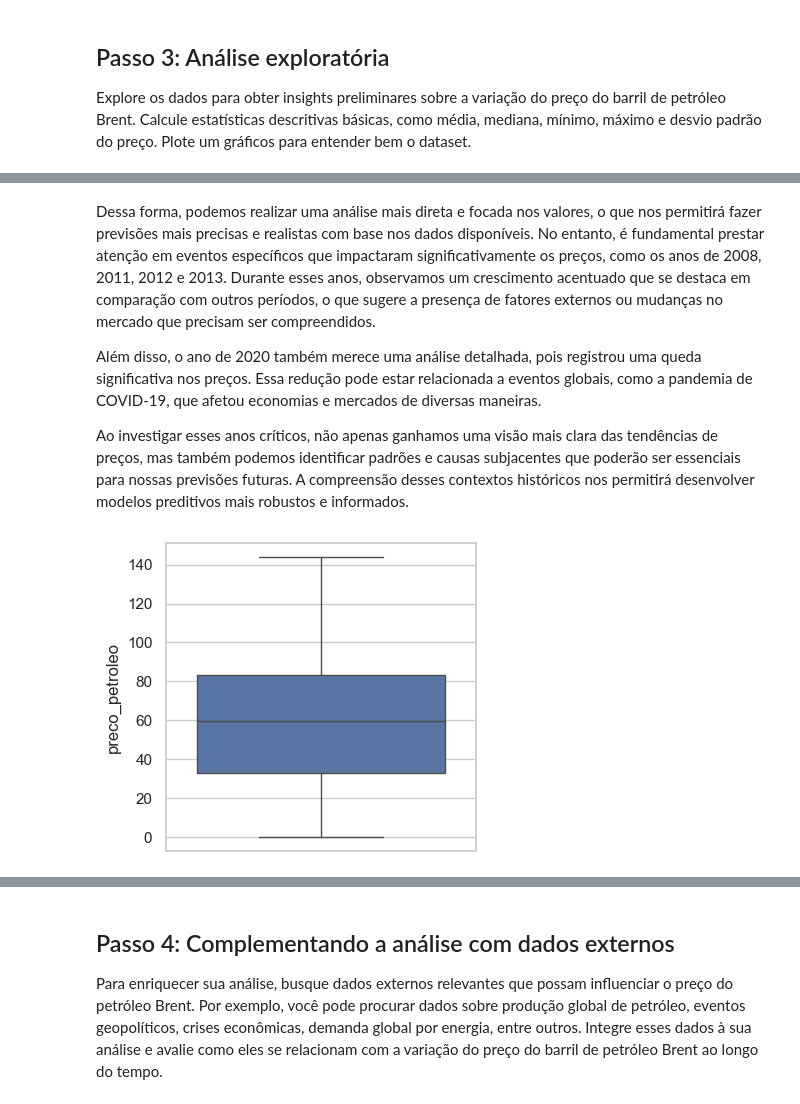
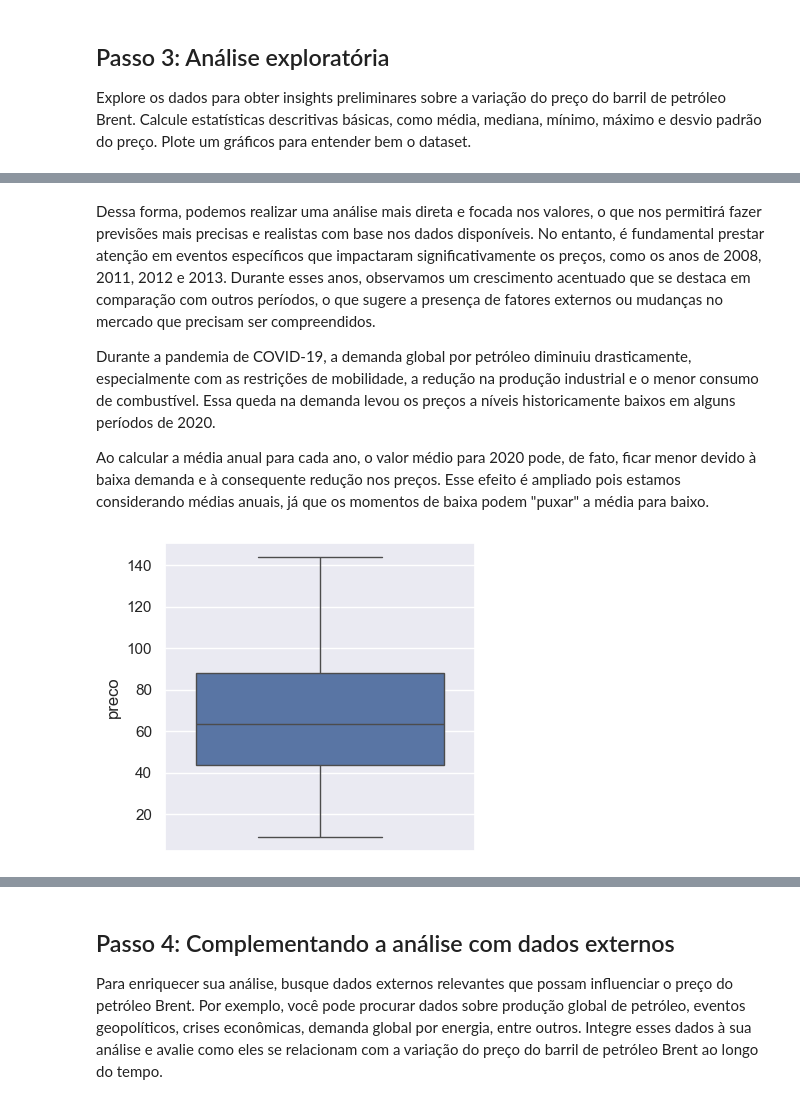
Before and after one commit to Tamireees/Tech_Challenge_fase04, a Jupyter notebook: Desafio - Análise de Negócios.ipynb, the cells around one changed output, grey strips where cells are left out. Saved outputs shown, nothing was run; the diff lists cells and outputs as text; code cells hidden in the pictures.

```diff
--- a/Desafio - Análise de Negócios.ipynb
+++ b/Desafio - Análise de Negócios.ipynb
@@ -110,0 +92,4 @@ memory usage: 373.9 KB
+# %%
+
+# criando um df para fazer alteraçoes
+dados_petroleo = dados.copy()
@@ -124,0 +149,19 @@ dados.head()
+# %%
+# tamanho da figura
+fig, ax = plt.subplots(figsize=(20, 6))
+# tema do fundo
+sns.set_style("darkgrid")
+# formatando os grids
+plt.grid(color='gray', linestyle='--', linewidth=0.5)
+
+# removendo as bordas
+for spine in ax.spines.values():
+    spine.set_visible(False)
+
+# plotando informaçoes do grafico
+ax = sns.lineplot(data=dados_petroleo.groupby('data').agg({'preco':'mean'}))
+ax.set_title('Evolução do Preço de Petróleo', fontsize=18, weight='bold')
+ax.set_ylabel('Valor Médio')
+ax.set_xlabel('')
+
+plt.show()
@@ -124,0 +170,14 @@ dados.head()
+# %%
+# tamanho da figura
+fig, ax = plt.subplots(figsize=(20, 6))
+# tema do fundo
+sns.set_style("darkgrid")
+# formatando os grids
+plt.grid(color='gray', linestyle='--', linewidth=0.5)
+
+ax = sns.boxplot(data=dados_petroleo, x='ano', y='preco')
+ax.set_title('BoxPlot Preços por Ano', fontsize=18, weight='bold')
+ax.set_ylabel('Preço')
+ax.set_xlabel('')
+
+plt.show()
@@ -207 +229,3 @@ dados_limpos = dados[(dados['ano'] >= 2000) & (dados['ano'] != 2024)]
+# %%
+df_filtrado = dados_petroleo[(dados_petroleo['ano'] >= 2000) & (dados_petroleo['ano'] <= 2023)].reset_index(drop=True)
 # %%
@@ -249,11 +284,11 @@ Passing `palette` without assigning `hue` is deprecated and will be removed in v
 # %% [markdown]
 Dessa forma, podemos realizar uma análise mais direta e focada nos valores, o que nos permitirá fazer previsões mais precisas e realistas com base nos dados disponíveis. No entanto, é fundamental prestar atenção em eventos específicos que impactaram significativamente os preços, como os anos de 2008, 2011, 2012 e 2013. Durante esses anos, observamos um crescimento acentuado que se destaca em comparação com outros períodos, o que sugere a presença de fatores externos ou mudanças no mercado que precisam ser compreendidos.
 
-Além disso, o ano de 2020 também merece uma análise detalhada, pois registrou uma queda significativa nos preços. Essa redução pode estar relacionada a eventos globais, como a pandemia de COVID-19, que afetou economias e mercados de diversas maneiras.
+Durante a pandemia de COVID-19, a demanda global por petróleo diminuiu drasticamente, especialmente com as restrições de mobilidade, a redução na produção industrial e o menor consumo de combustível. Essa queda na demanda levou os preços a níveis historicamente baixos em alguns períodos de 2020.
 
-Ao investigar esses anos críticos, não apenas ganhamos uma visão mais clara das tendências de preços, mas também podemos identificar padrões e causas subjacentes que poderão ser essenciais para nossas previsões futuras. A compreensão desses contextos históricos nos permitirá desenvolver modelos preditivos mais robustos e informados.
+Ao calcular a média anual para cada ano, o valor médio para 2020 pode, de fato, ficar menor devido à baixa demanda e à consequente redução nos preços. Esse efeito é ampliado pois estamos considerando médias anuais, já que os momentos de baixa podem "puxar" a média para baixo.
 # %%
-ax = sns.boxplot(y=dados_limpos['preco_petroleo'], data=dados)
+ax = sns.boxplot(y=df_filtrado['preco'], data=df_filtrado)
 ax.figure.set_size_inches(4,4)
 # %% [output]
-[figure, old version]
+[figure, new version]
```
Also changed, not shown: parts of 70 cells of this notebook.
